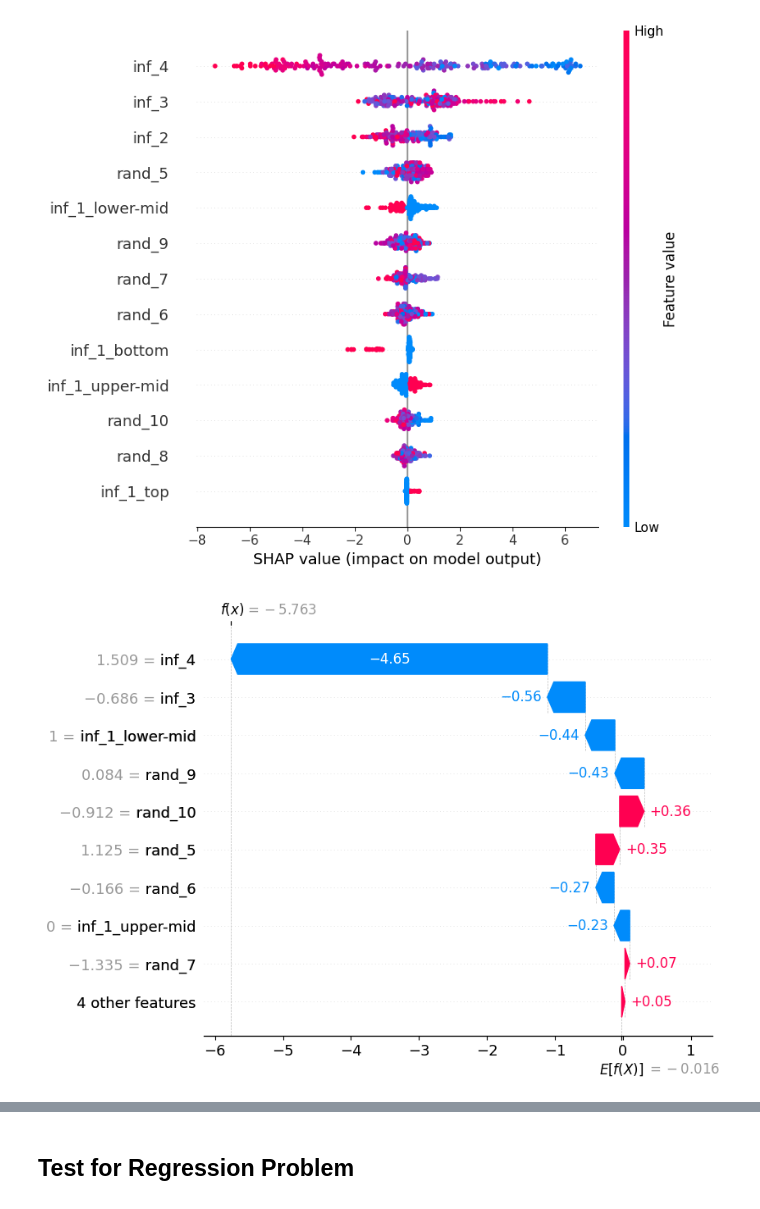
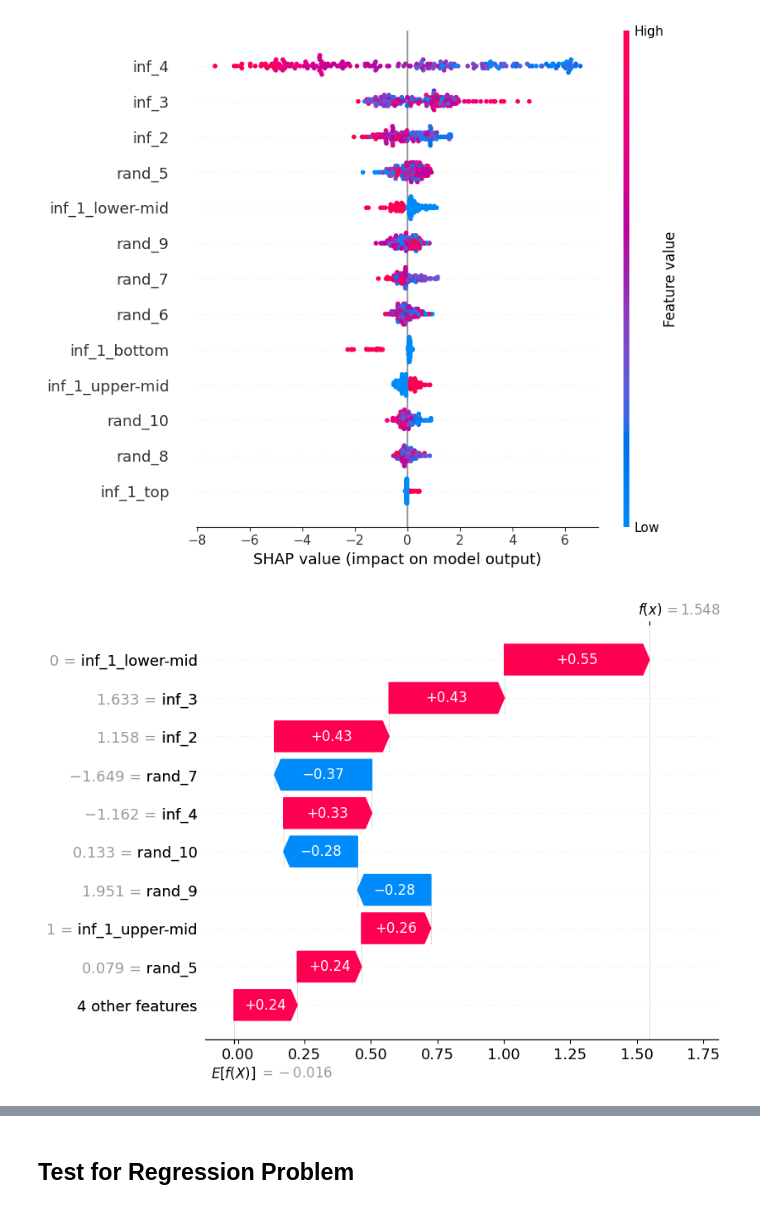
Before and after one commit to MenaWANG/mlflow-demo, a Jupyter notebook: pyfunc_pipeline.ipynb, the cells around one changed output, grey strips where cells are left out. Drawn from its saved outputs; the diff is of its cells as text; code cells hidden in the pictures.

```diff
--- a/pyfunc_pipeline.ipynb
+++ b/pyfunc_pipeline.ipynb
@@ -528,6 +528,17 @@ class ML_PIPELINE(mlflow.pyfunc.PythonModel):
                 shap.plots.waterfall(self.shap_values[:,:,1][n-1])
             elif self.both_class == False:
                 shap.plots.waterfall(self.shap_values[n-1])
+
+    def log_ml_pipeline(self, unique_model_name):
+            with mlflow.start_run() as run:
+                model_info = mlflow.pyfunc.log_model(
+                    artifact_path = 'model',
+                    python_model = self,
+                )
+                model_run_id = model_info.run_id
+                print(f"logging model {unique_model_name} under run_id {model_run_id}")
+
+            return model_info
 # %% [markdown]
 ## Test for Classification Problem
 # %%
@@ -549,7 +560,7 @@ ml_pipeline.explain_model(X_test)
 # %% [output]
 [figure]
 # %%
-case_number = 2
+case_number = 8
 ml_pipeline.explain_case(case_number)
 # %% [output]
-[figure, old version]
+[figure, new version]
```
Also changed, not shown: parts of 7 cells of this notebook.
